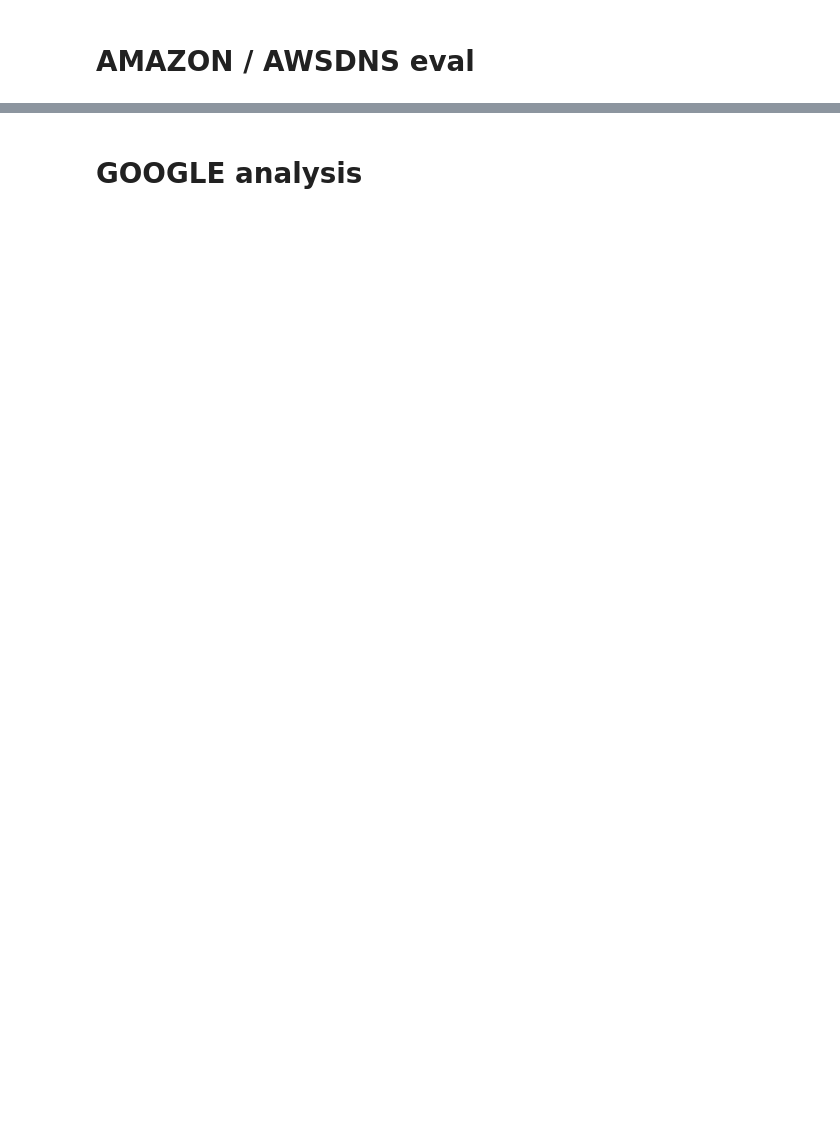
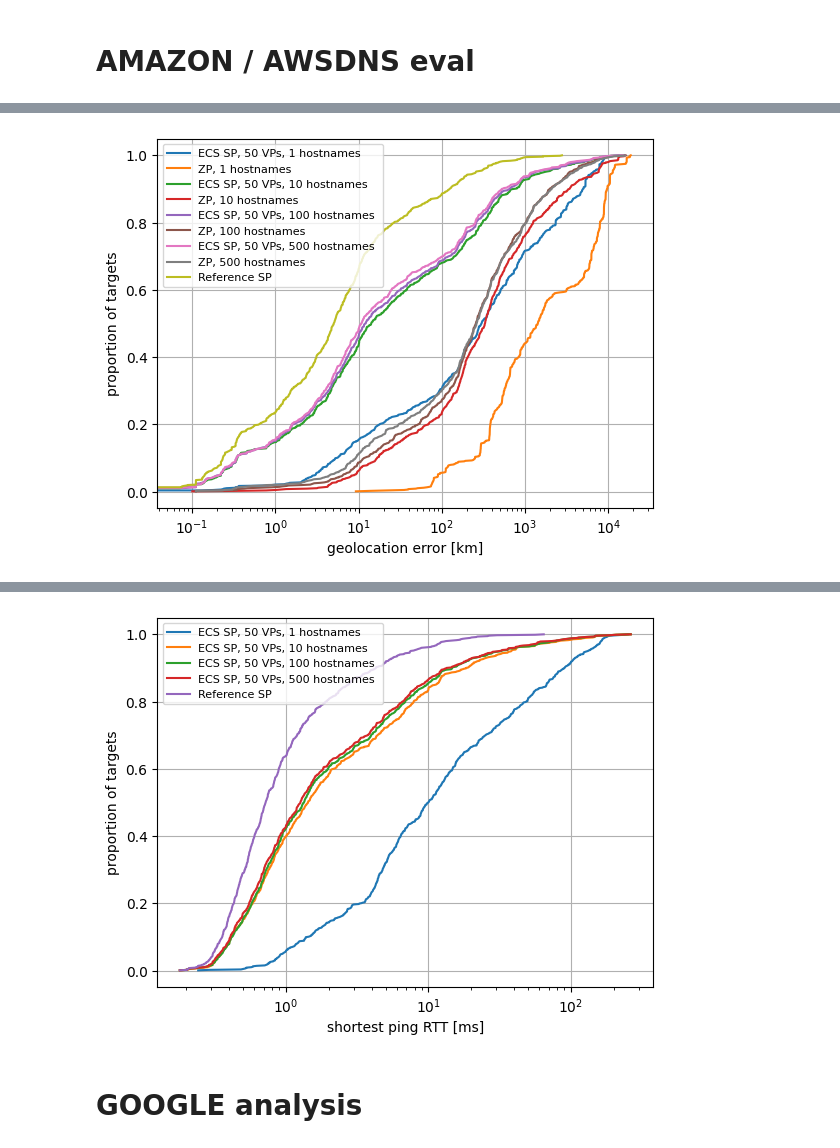
Before and after one commit to dioptra-io/georesolver, a Jupyter notebook: geogiant/evaluation/tier1_evaluation.ipynb, the cells around one changed output, grey strips where cells are left out. Drawn from its saved outputs; the diff is of its cells as text; code cells hidden in the pictures; blank space fills up the shorter version.

```diff
--- a/geogiant/evaluation/tier1_evaluation.ipynb
+++ b/geogiant/evaluation/tier1_evaluation.ipynb
@@ -201,0 +9,17 @@ plot_results("AMAZON")
+# %%
+tier1_plot(
+    eval_dir=path_settings.RESULTS_PATH / "tier1_evaluation/",
+    granularities=["answer_subnets"],
+    probing_budgets_evaluated=[50],
+    metric_evaluated="d_error",
+    filter_org=["AMAZON"],
+)
+
+tier1_plot(
+    eval_dir=path_settings.RESULTS_PATH / "tier1_evaluation/",
+    granularities=["answer_subnets"],
+    probing_budgets_evaluated=[50],
+    metric_evaluated="rtt",
+    filter_org=["AMAZON"],
+)
+# %% [output]
@@ -201,0 +43 @@ plot_results("AMAZON")
+[figure, added]
@@ -202,2 +61,3 @@ plot_results("AMAZON")
+[figure, added]
 # %% [markdown]
 # GOOGLE analysis
```
Also changed, not shown: parts of 17 cells of this notebook, 36 other files.
